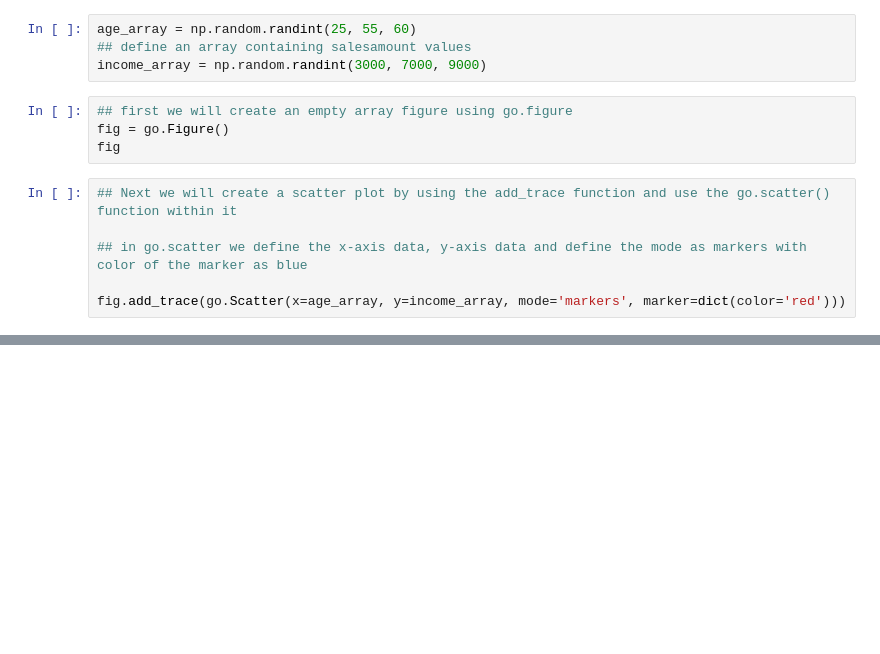
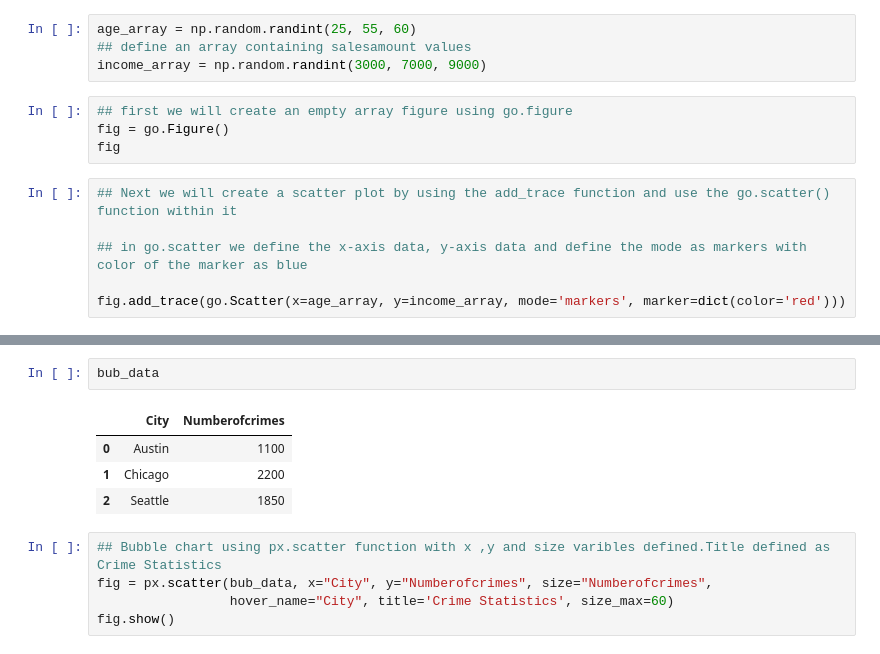
Before and after one commit to kenyyode/LearnFolium, a Jupyter notebook: plotly.ipynb, the cells around one changed output, grey strips where cells are left out. Saved outputs shown, nothing was run; the diff lists cells and outputs as text; blank space fills up the shorter version.

```diff
--- a/plotly.ipynb
+++ b/plotly.ipynb
@@ -22,0 +82,12 @@ fig.add_trace(go.Scatter(x=age_array, y=income_array, mode='markers', marker=dic
+# %%
+bub_data
+# %% [output]
+|  | City | Numberofcrimes |
+| 0 | Austin | 1100 |
+| 1 | Chicago | 2200 |
+| 2 | Seattle | 1850 |
+# %%
+## Bubble chart using px.scatter function with x ,y and size varibles defined.Title defined as Crime Statistics
+fig = px.scatter(bub_data, x="City", y="Numberofcrimes", size="Numberofcrimes",
+                 hover_name="City", title='Crime Statistics', size_max=60)
+fig.show()
```
Also changed, not shown: parts of 13 cells of this notebook, 1 other file.
